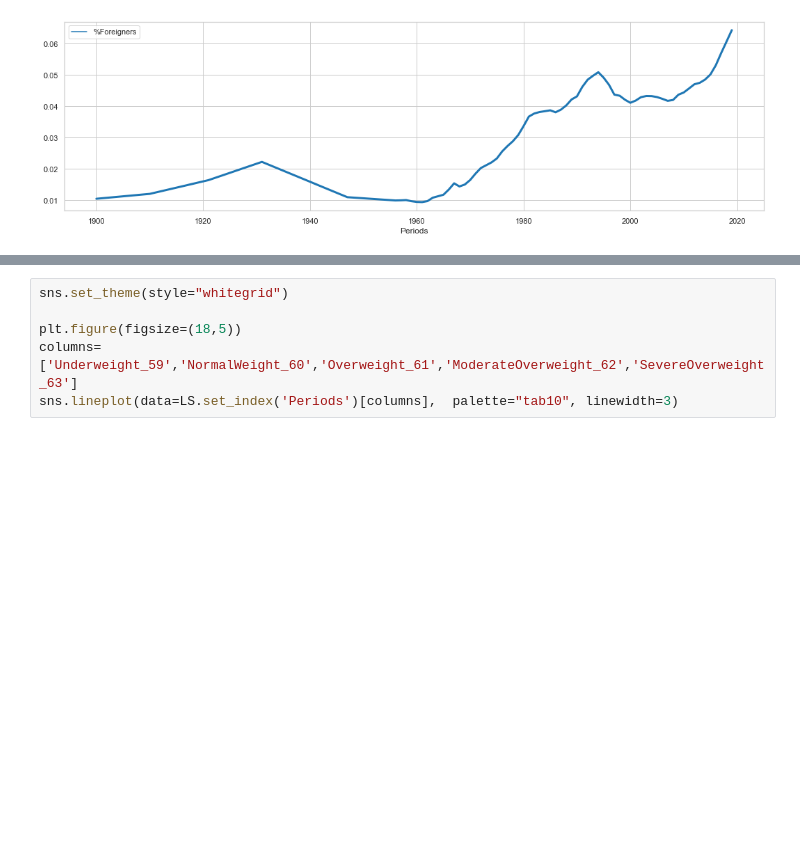
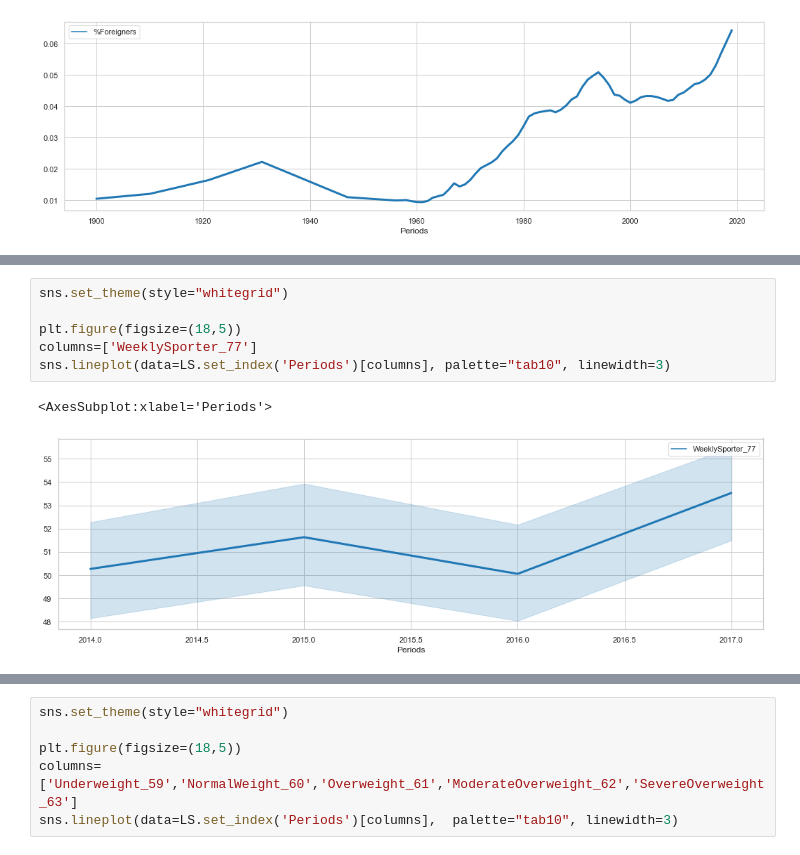
Before and after one commit to ImyPG/Solo-Project, a Jupyter notebook: Netherlands.ipynb, the cells around one changed output, grey strips where cells are left out. Saved outputs shown, nothing was run; the diff lists cells and outputs as text; blank space fills up the shorter version.

```diff
--- a/Netherlands.ipynb
+++ b/Netherlands.ipynb
@@ -246,0 +254,9 @@ sns.lineplot(data=LS.set_index('Periods')[columns], palette="tab10", linewidth=3
+# %%
+sns.set_theme(style="whitegrid")
+
+plt.figure(figsize=(18,5))
+columns=['WeeklySporter_77']
+sns.lineplot(data=LS.set_index('Periods')[columns], palette="tab10", linewidth=3)
+# %% [output]
+<AxesSubplot:xlabel='Periods'>
+[figure, added]
```
Also changed, not shown: parts of 16 cells of this notebook.
